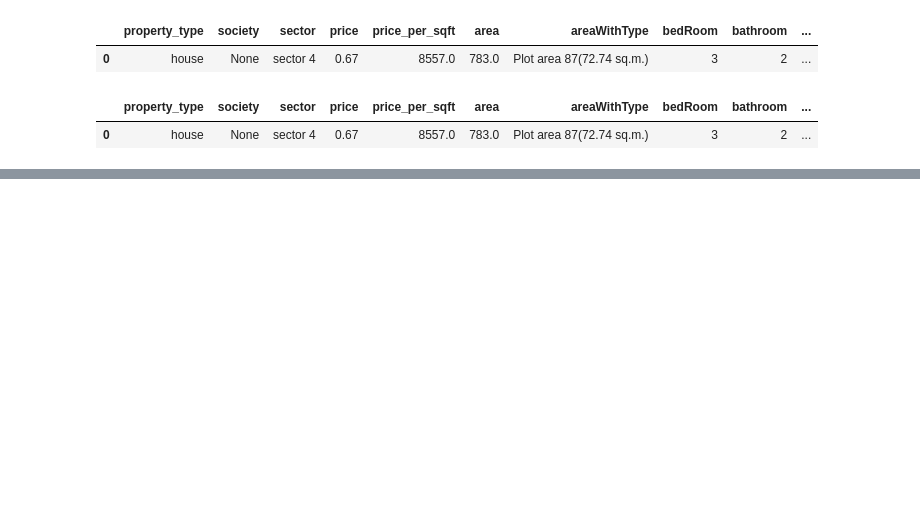
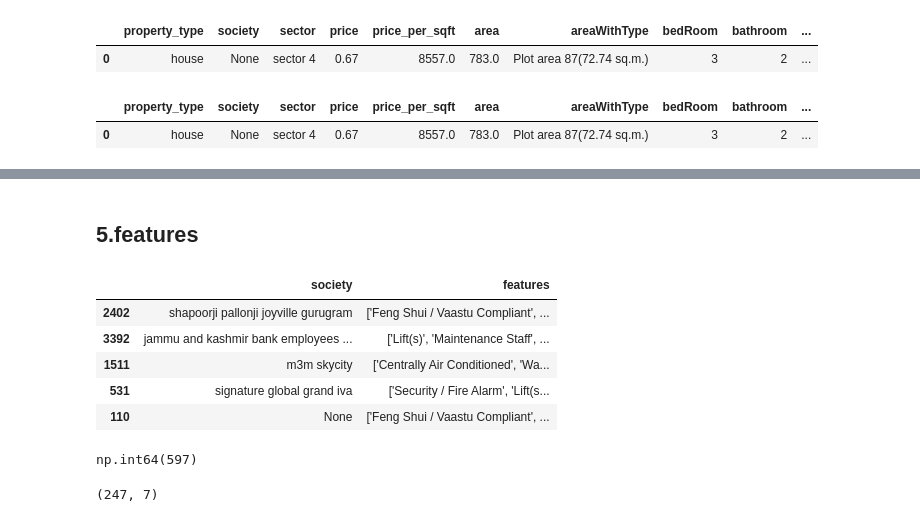
Before and after one commit to wasiahmad68/Capstone-project-Property-Price-Prediction-model, a Jupyter notebook: Step 4 Feature Engineering/Feature Engineering.ipynb, the cells around one changed output, grey strips where cells are left out. Saved outputs shown, nothing was run; the diff lists cells and outputs as text; code cells hidden in the pictures; blank space fills up the shorter version.

```diff
--- a/Step 2 Data storing/Step 4 Feature Engineering/Feature Engineering.ipynb
+++ b/Step 4 Feature Engineering/Feature Engineering.ipynb
@@ -499,0 +497,21 @@ df.sample(5)[['furnishDetails','furnishing_type']]
+# %% [markdown]
+## 5.features
+# %%
+df[['society','features']].sample(5)
+# %% [output]
+|  | society | features |
+| 2402 | shapoorji pallonji joyville gurugram | ['Feng Shui / Vaastu Compliant', ... |
+| 3392 | jammu and kashmir bank employees ... | ['Lift(s)', 'Maintenance Staff', ... |
+| 1511 | m3m skycity | ['Centrally Air Conditioned', 'Wa... |
+| 531 | signature global grand iva | ['Security / Fire Alarm', 'Lift(s... |
+| 110 | None | ['Feng Shui / Vaastu Compliant', ... |
+# %%
+df['features'].isnull().sum()
+# %% [output]
+np.int64(597)
+# %%
+# loading appartments data from MySQL
+app_df = pd.read_sql("SELECT * FROM appartments", con=mysql_engine)
+app_df.shape
+# %% [output]
+(247, 7)
```
Also changed, not shown: parts of 33 cells of this notebook, 3 other files.
